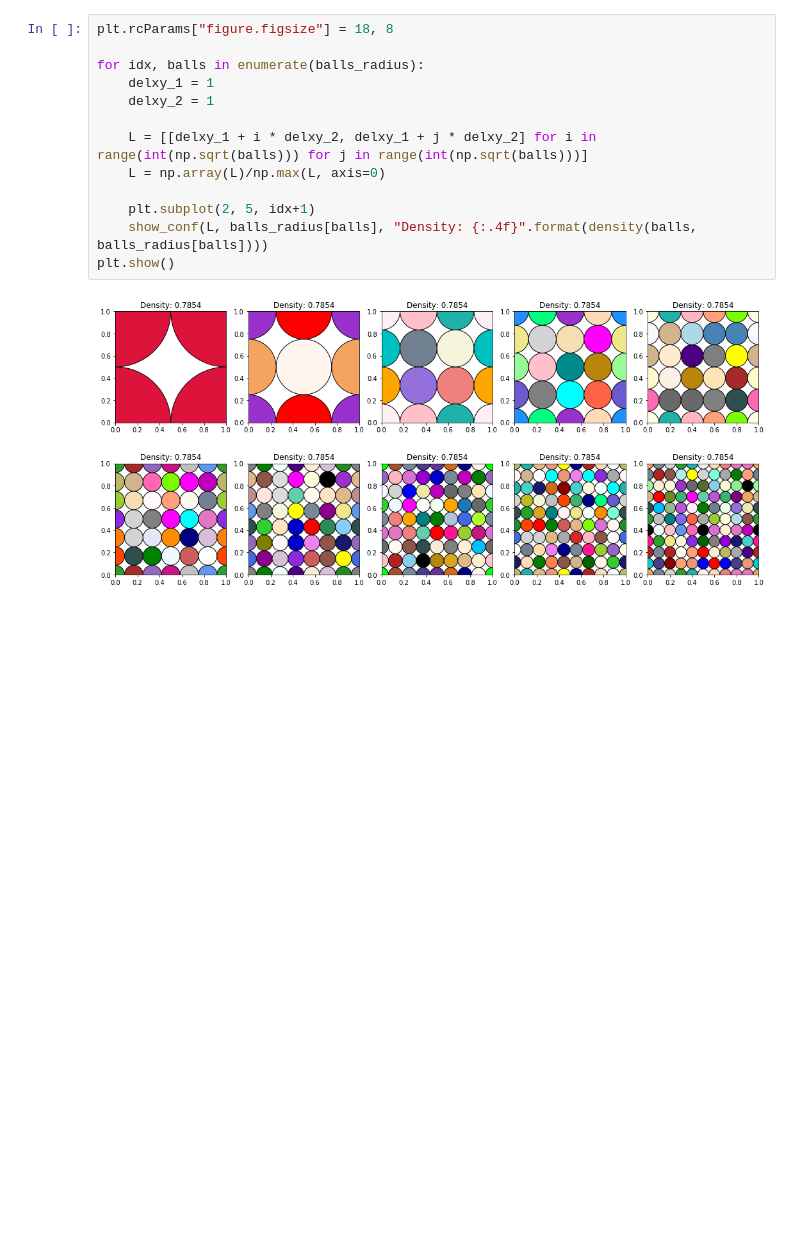
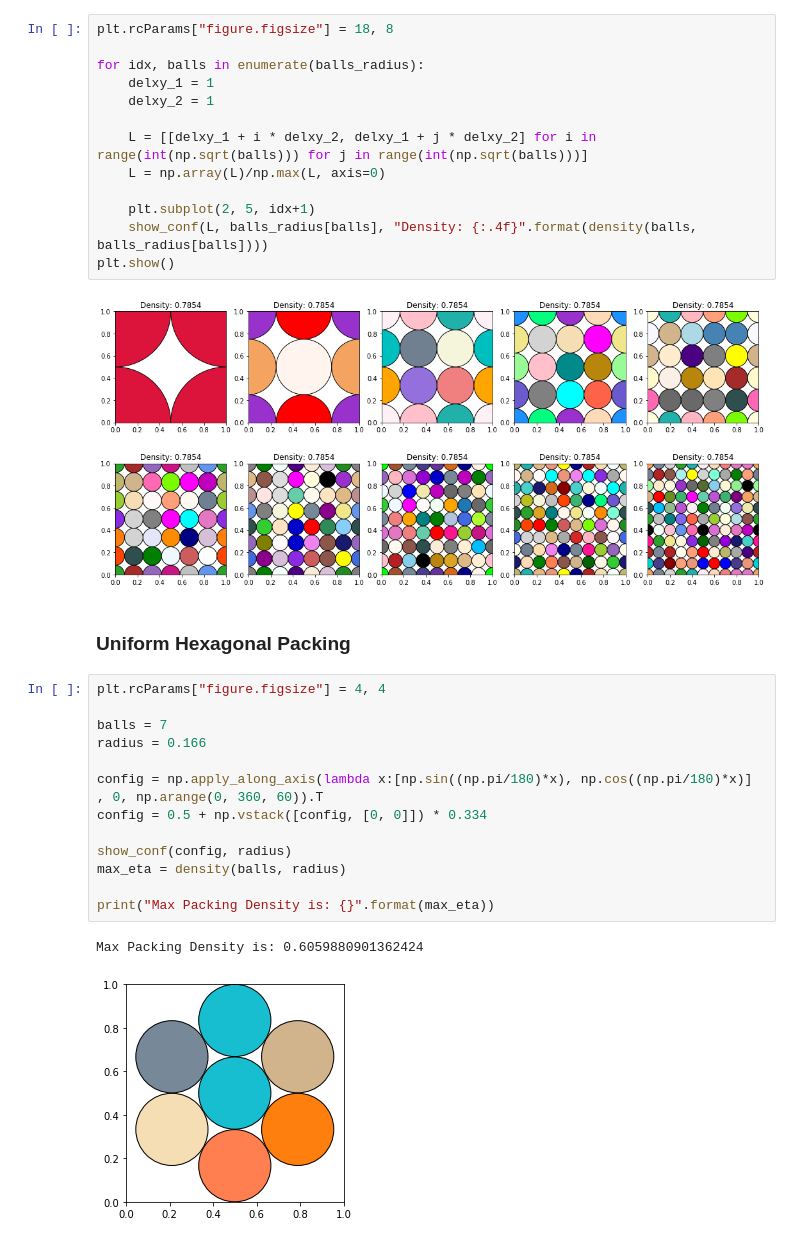
Before and after one commit to itsayushthada/Statistical-Mechanics, a Jupyter notebook: Week03/Assignment.ipynb, the cells around one changed output. Cells and saved outputs as stored; diff of their text form; blank space fills up the shorter version.

Commit message:
Hexagonal packing Added

```diff
--- a/Week03/Assignment.ipynb
+++ b/Week03/Assignment.ipynb
@@ -157,3 +157,21 @@ for idx, balls in enumerate(balls_radius):
 plt.show()
 # %% [output]
 [figure]
+# %% [markdown]
+### Uniform Hexagonal Packing
+# %%
+plt.rcParams["figure.figsize"] = 4, 4
+
+balls = 7
+radius = 0.166
+
+config = np.apply_along_axis(lambda x:[np.sin((np.pi/180)*x), np.cos((np.pi/180)*x)] , 0, np.arange(0, 360, 60)).T
+config = 0.5 + np.vstack([config, [0, 0]]) * 0.334
+
+show_conf(config, radius)
+max_eta = density(balls, radius)
+
+print("Max Packing Density is: {}".format(max_eta))
+# %% [output]
+Max Packing Density is: 0.6059880901362424
+[figure, added]
```
